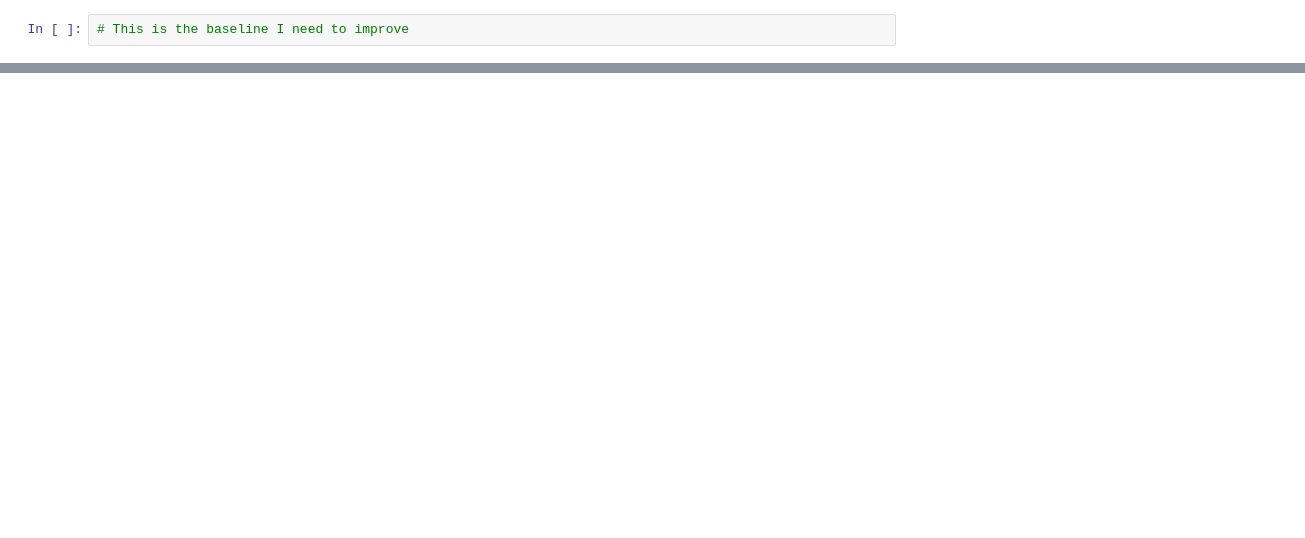
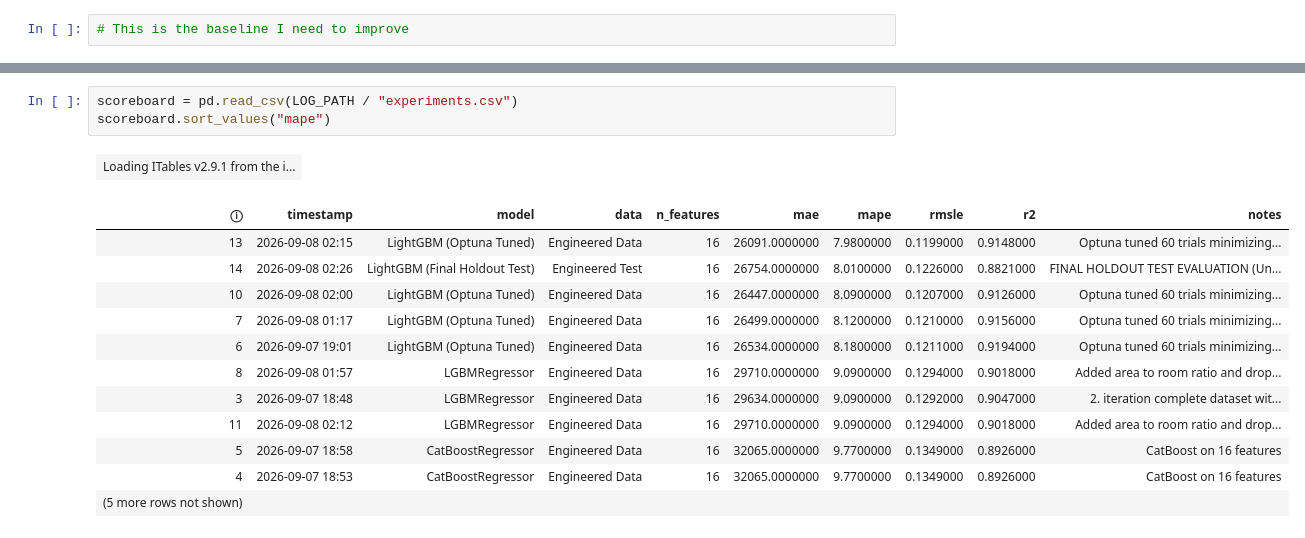
Before and after one commit to aslanli-aslan/baku-apartment-prices, a Jupyter notebook: notebooks/04_modeling.ipynb, the cells around one changed output, grey strips where cells are left out. Saved outputs shown, nothing was run; the diff lists cells and outputs as text; blank space fills up the shorter version.

```diff
--- a/notebooks/04_modeling.ipynb
+++ b/notebooks/04_modeling.ipynb
@@ -201,0 +316,17 @@ Logged to C:\projects\apartmentprices\models\experiments.csv
+# %%
+scoreboard = pd.read_csv(LOG_PATH / "experiments.csv")
+scoreboard.sort_values("mape")
+# %% [output]
+| Loading ITables v2.9.1 from the i... |
+| ⓘ | timestamp | model | data | n_features | mae | mape | rmsle | r2 | notes |
+| 13 | 2026-09-08 02:15 | LightGBM (Optuna Tuned) | Engineered Data | 16 | 26091.0000000 | 7.9800000 | 0.1199000 | 0.9148000 | Optuna tuned 60 trials minimizing... |
+| 14 | 2026-09-08 02:26 | LightGBM (Final Holdout Test) | Engineered Test | 16 | 26754.0000000 | 8.0100000 | 0.1226000 | 0.8821000 | FINAL HOLDOUT TEST EVALUATION (Un... |
+| 10 | 2026-09-08 02:00 | LightGBM (Optuna Tuned) | Engineered Data | 16 | 26447.0000000 | 8.0900000 | 0.1207000 | 0.9126000 | Optuna tuned 60 trials minimizing... |
+| 7 | 2026-09-08 01:17 | LightGBM (Optuna Tuned) | Engineered Data | 16 | 26499.0000000 | 8.1200000 | 0.1210000 | 0.9156000 | Optuna tuned 60 trials minimizing... |
+| 6 | 2026-09-07 19:01 | LightGBM (Optuna Tuned) | Engineered Data | 16 | 26534.0000000 | 8.1800000 | 0.1211000 | 0.9194000 | Optuna tuned 60 trials minimizing... |
+| 8 | 2026-09-08 01:57 | LGBMRegressor | Engineered Data | 16 | 29710.0000000 | 9.0900000 | 0.1294000 | 0.9018000 | Added area to room ratio and drop... |
+| 3 | 2026-09-07 18:48 | LGBMRegressor | Engineered Data | 16 | 29634.0000000 | 9.0900000 | 0.1292000 | 0.9047000 | 2. iteration complete dataset wit... |
+| 11 | 2026-09-08 02:12 | LGBMRegressor | Engineered Data | 16 | 29710.0000000 | 9.0900000 | 0.1294000 | 0.9018000 | Added area to room ratio and drop... |
+| 5 | 2026-09-07 18:58 | CatBoostRegressor | Engineered Data | 16 | 32065.0000000 | 9.7700000 | 0.1349000 | 0.8926000 | CatBoost on 16 features |
+| 4 | 2026-09-07 18:53 | CatBoostRegressor | Engineered Data | 16 | 32065.0000000 | 9.7700000 | 0.1349000 | 0.8926000 | CatBoost on 16 features |
+| (5 more rows not shown) |  |  |  |  |  |  |  |  |  |
```
Also changed, not shown: parts of 13 cells of this notebook.
